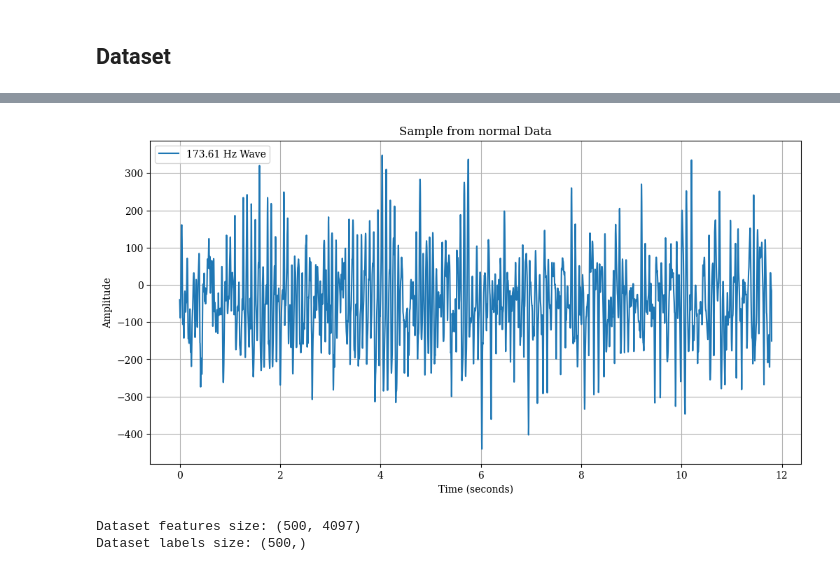
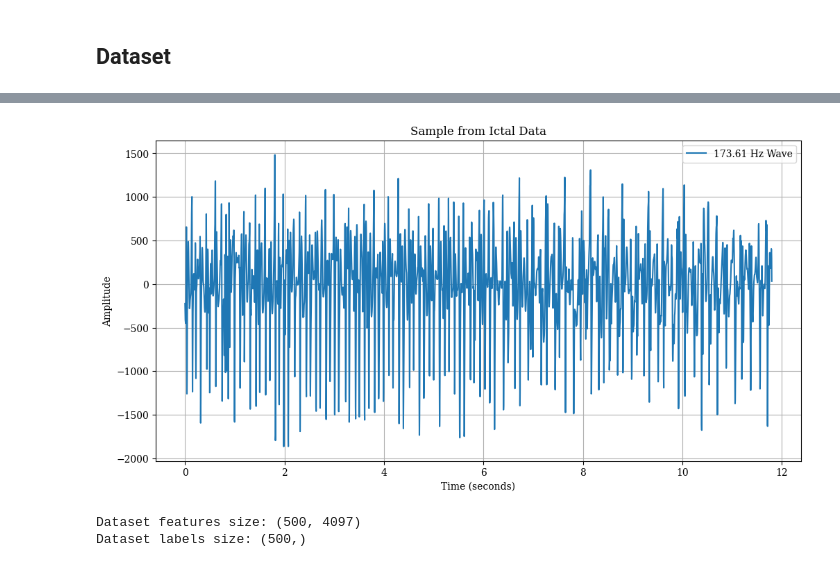
Before and after one commit to amogh-dongre/MED_RES, a Jupyter notebook: code/RNN_Optimization.ipynb, the cells around one changed output, grey strips where cells are left out. Cells and saved outputs as stored; diff of their text form; code cells hidden in the pictures.

```diff
--- a/code/RNN_Optimization.ipynb
+++ b/code/RNN_Optimization.ipynb
@@ -39,3 +39,6 @@ B  = make_dataset(os.path.join(data_path,  'B/*'))
 C  = make_dataset(os.path.join(data_path,  'C/*'))
 D  = make_dataset(os.path.join(data_path,  'D/*'))
 E  = make_dataset(os.path.join(data_path,  'E/*'))
+
+'''non_seizure = make_dataset(os.path.join('../data/spectrograms/class_0', '*.csv'))
+seizure = make_dataset(os.path.join('../data/spectrograms/class_1', '*.csv'))'''
@@ -42,3 +47,6 @@ E  = make_dataset(os.path.join(data_path,  'E/*'))
 # %%
 normal = pd.concat([A, B, C, D]).reset_index(drop=True).to_numpy()
 ictal = E.to_numpy()
+# %%
+'''normal = pd.concat(non_seizure).reset_index(drop=True).to_numpy()
+ictal  = pd.concat(seizure).reset_index(drop=True).to_numpy()'''
@@ -67,17 +77,17 @@ plt.show()
 # %%
 signal = ictal[0]
 
 # Plot
 plt.figure(figsize=(12, 6))
 plt.plot(t, signal, label=f"{fs} Hz Wave")
-plt.title("Sample from normal Data")
+plt.title("Sample from Ictal Data")
 plt.xlabel("Time (seconds)")
 plt.ylabel("Amplitude")
 plt.legend()
 plt.grid(True)
 plt.show()
 # %% [output]
-[figure, old version]
+[figure, new version]
 # %%
 normal_labels = np.zeros(len(normal))
 ictal_labels = np.ones(len(ictal))
```
Also changed, not shown: parts of 36 cells of this notebook.
